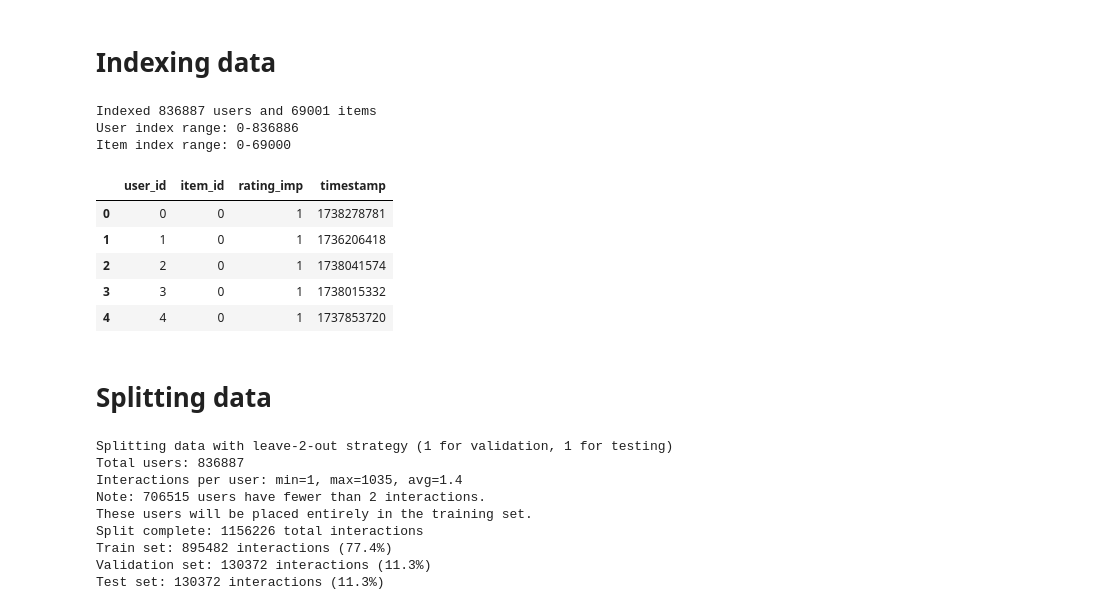
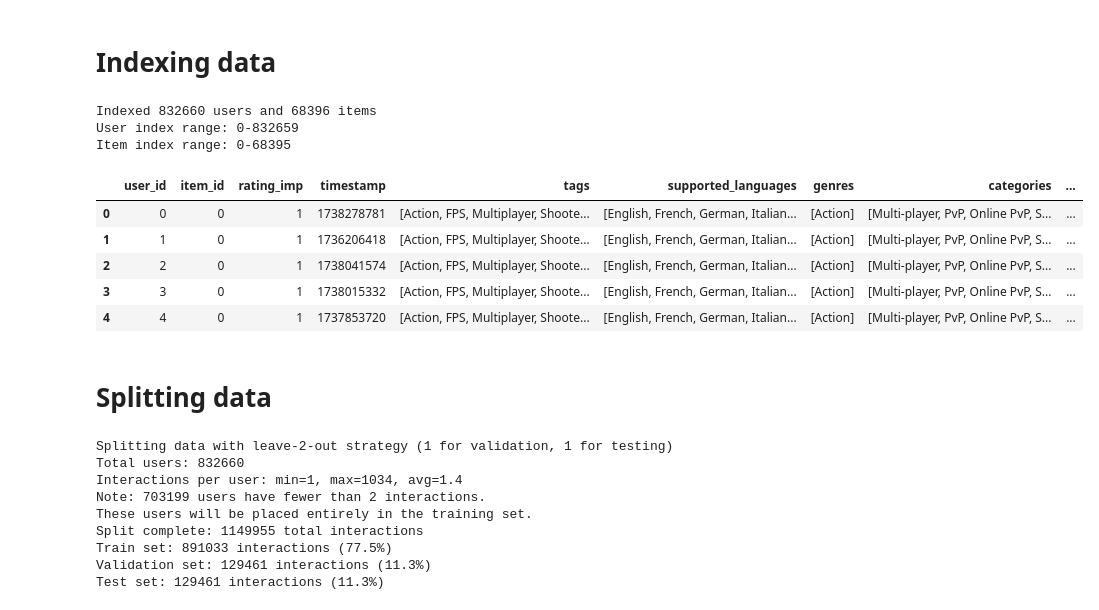
Before and after one commit to hhhieu0103/multimodal-neural-collaborative-filtering, a Jupyter notebook: notebooks/ncf-metadata-find-features.ipynb, the cells around one changed output. Drawn from its saved outputs; the diff is of its cells as text; code cells hidden in the pictures.

```diff
--- a/notebooks/ncf-metadata-find-features.ipynb
+++ b/notebooks/ncf-metadata-find-features.ipynb
@@ -12,6 +15,8 @@ import ast
 # %% [markdown]
 # Loading data
+# %%
+metadata_features = ['tags', 'supported_languages', 'genres', 'categories', 'mm_total_recommendation', 'z_total_recommendation', 'log_total_recommendation', 'mm_price', 'z_price', 'log_price', 'mm_released_date', 'z_released_date', 'log_released_date']
 # %%
-df = pd.read_csv('../data/interaction-clean.csv')[['user_id', 'item_id', 'rating_imp', 'timestamp']]
+df = pd.read_csv('../data/interaction-metadata.csv')[['user_id', 'item_id', 'rating_imp', 'timestamp'] + metadata_features]
 df.head()
 # %% [output]
@@ -44,21 +29,27 @@ metadata_features = ['pub_encoded', 'dev_encoded', 'tag_encoded', 'lang_encoded'
+# %%
+# df['publishers'] = df['publishers'].apply(ast.literal_eval)
+# df['developers'] = df['developers'].apply(ast.literal_eval)
+df['tags'] = df['tags'].apply(ast.literal_eval)
+df['supported_languages'] = df['supported_languages'].apply(ast.literal_eval)
+df['genres'] = df['genres'].apply(ast.literal_eval)
+df['categories'] = df['categories'].apply(ast.literal_eval)
 # %% [markdown]
 # Indexing data
 # %%
 index_manager = IndexManager()
 index_manager.fit(df_interaction=df)
 index_manager.transform_interactions(df, inplace=True)
-index_manager.transform_metadata(df_metadata, inplace=True)
 df.head()
 # %% [output]
-Indexed 836887 users and 69001 items
-User index range: 0-836886
-Item index range: 0-69000
+Indexed 832660 users and 68396 items
+User index range: 0-832659
+Item index range: 0-68395
-|  | user_id | item_id | rating_imp | timestamp |
-| 0 | 0 | 0 | 1 | 1738278781 |
-| 1 | 1 | 0 | 1 | 1736206418 |
-| 2 | 2 | 0 | 1 | 1738041574 |
-| 3 | 3 | 0 | 1 | 1738015332 |
-| 4 | 4 | 0 | 1 | 1737853720 |
+|  | user_id | item_id | rating_imp | timestamp | tags | supported_languages | genres | categories | ... |
+| 0 | 0 | 0 | 1 | 1738278781 | [Action, FPS, Multiplayer, Shoote... | [English, French, German, Italian... | [Action] | [Multi-player, PvP, Online PvP, S... | ... |
+| 1 | 1 | 0 | 1 | 1736206418 | [Action, FPS, Multiplayer, Shoote... | [English, French, German, Italian... | [Action] | [Multi-player, PvP, Online PvP, S... | ... |
+| 2 | 2 | 0 | 1 | 1738041574 | [Action, FPS, Multiplayer, Shoote... | [English, French, German, Italian... | [Action] | [Multi-player, PvP, Online PvP, S... | ... |
+| 3 | 3 | 0 | 1 | 1738015332 | [Action, FPS, Multiplayer, Shoote... | [English, French, German, Italian... | [Action] | [Multi-player, PvP, Online PvP, S... | ... |
+| 4 | 4 | 0 | 1 | 1737853720 | [Action, FPS, Multiplayer, Shoote... | [English, French, German, Italian... | [Action] | [Multi-player, PvP, Online PvP, S... | ... |
 # %% [markdown]
 # Splitting data
 # %%
@@ -66,13 +57,13 @@ splitter = Splitter(df)
 df_train, df_val, df_test = splitter.leave_k_out_split()
 # %% [output]
 Splitting data with leave-2-out strategy (1 for validation, 1 for testing)
-Total users: 836887
-Interactions per user: min=1, max=1035, avg=1.4
-Note: 706515 users have fewer than 2 interactions.
+Total users: 832660
+Interactions per user: min=1, max=1034, avg=1.4
+Note: 703199 users have fewer than 2 interactions.
 These users will be placed entirely in the training set.
-Split complete: 1156226 total interactions
-Train set: 895482 interactions (77.4%)
-Validation set: 130372 interactions (11.3%)
-Test set: 130372 interactions (11.3%)
+Split complete: 1149955 total interactions
+Train set: 891033 interactions (77.5%)
+Validation set: 129461 interactions (11.3%)
+Test set: 129461 interactions (11.3%)
 # %%
 metrics = {}
```
Also changed, not shown: parts of 8 cells of this notebook, 1 other file.
